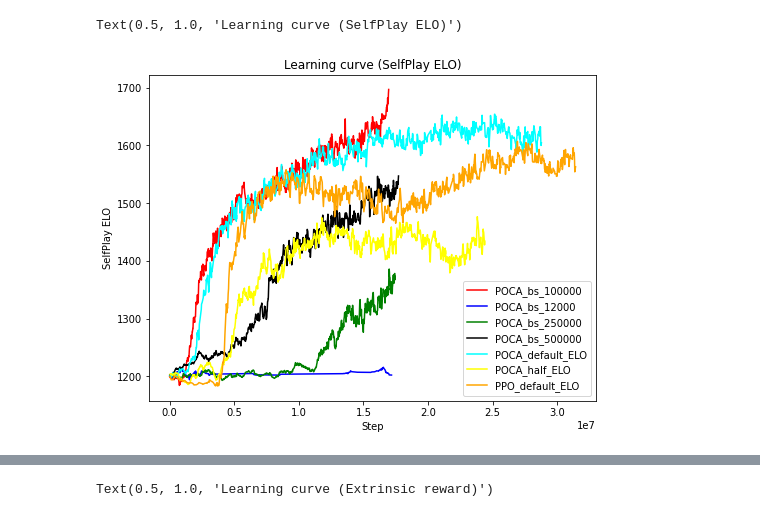
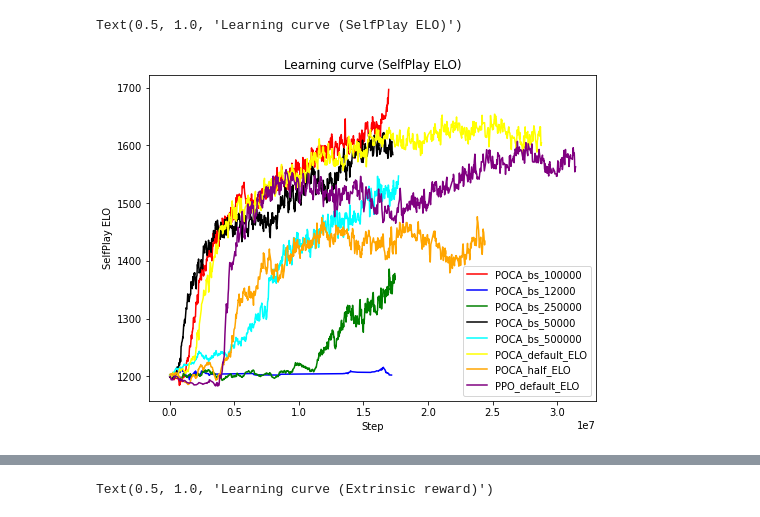
Before and after one commit to barrylee111/ml-unity-collaborative, a Jupyter notebook: data_analysis/training_curves.ipynb, the cells around one changed output, grey strips where cells are left out. Saved outputs shown, nothing was run; the diff lists cells and outputs as text; code cells hidden in the pictures.

```diff
--- a/data_analysis/training_curves.ipynb
+++ b/data_analysis/training_curves.ipynb
@@ -5,26 +5,26 @@ import matplotlib.pyplot as plt
 # %%
 import glob
 
 fig, ax = plt.subplots(nrows=1, ncols=1, figsize=(8, 6))
 c_dict = {0:'r',1:'b',2:'g',3:'black',4:'cyan',5:'yellow',6:'orange',7:'purple',8:'lightblue'}
 i = 0
 
 file_names = glob.glob("training_graphs/ELO/*.csv")
 df_files = pd.DataFrame(file_names, columns=['file_names'])
 df_files['name'] = df_files['file_names'].str.replace(".csv","", regex=False).str.split("/").apply(lambda x:x[-1])
-df_files = df_files[~df_files['name'].isin(['bs_1000','bs_default','bs_50000'])]
+df_files = df_files[~df_files['name'].isin(['bs_1000','bs_default'])]
 df_files['name'] = df_files['name'].apply(lambda x: 'POCA_' + x if 'bs_' in x else x)
 i=0
 for f, name in df_files[['file_names','name']].values:
     dat = pd.read_csv(f)
     plt.plot(dat['Step'], dat['Value'],c=c_dict[i],linestyle='-', label=name)
     i+=1
 
 plt.legend()
 plt.xlabel("Step")
 plt.ylabel("SelfPlay ELO")
 plt.title("Learning curve (SelfPlay ELO)")
 # %% [output]
 Text(0.5, 1.0, 'Learning curve (SelfPlay ELO)')
-[figure, old version]
+[figure, new version]
 # %%
```
Also changed, not shown: parts of 2 cells of this notebook, 1 other file.
